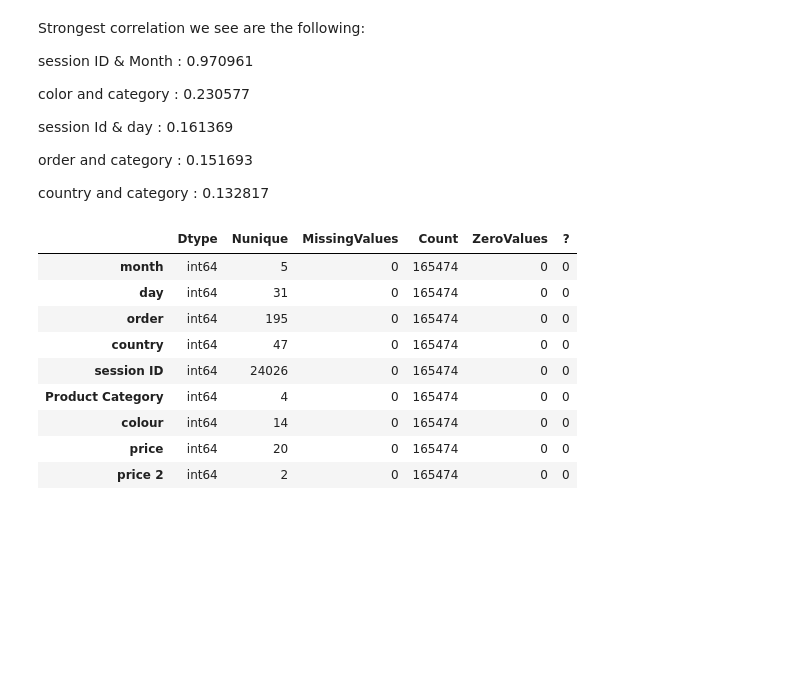
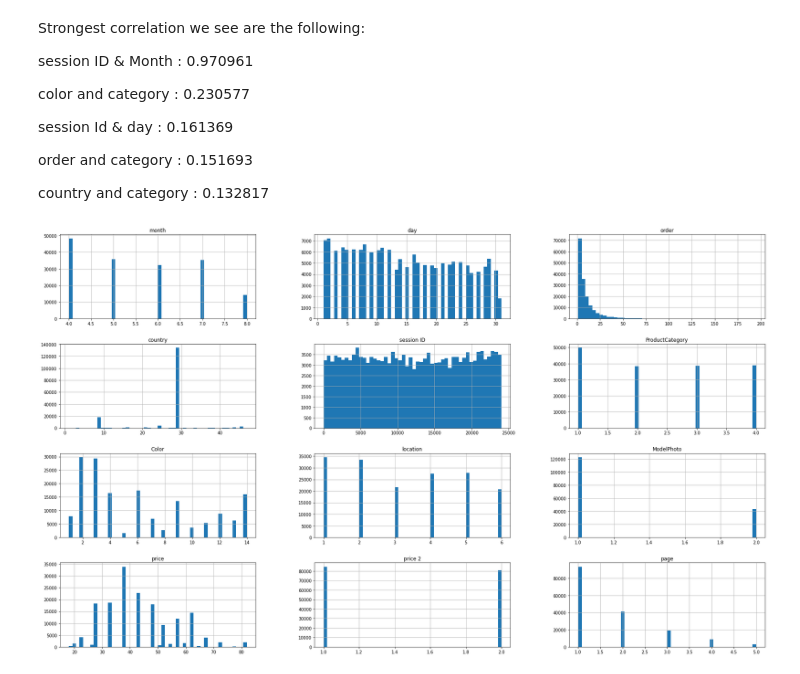
Before and after one commit to mpaydar/381_GroupProject, a Jupyter notebook: 381_groupProject.ipynb, the cells around one changed output. Drawn from its saved outputs; the diff is of its cells as text; code cells hidden in the pictures; blank space fills up the shorter version.

```diff
--- a/381_groupProject.ipynb
+++ b/381_groupProject.ipynb
@@ -191,34 +266,8 @@ session Id & day : 0.161369
 order and category : 0.151693
 
 country and category : 0.132817
-# %%
-#Identify the Data Types
-df_info = pd.DataFrame(dataframe.dtypes,columns=['Dtype'])
-
-#Identify the unique values
-df_info['Nunique'] = dataframe.nunique()
-
-#check missing values for each column
-df_info['MissingValues']=dataframe.isnull().sum()
-
-# Identify the count for each variable
-df_info['Count']=dataframe.count()
-
-# Identify the zero values for each variable
-df_info['ZeroValues']=(dataframe==0).sum()
-
-# how many '?' values
-df_info['?']=(dataframe=='?').sum()
-
-df_info
-# %% [output]
-|  | Dtype | Nunique | MissingValues | Count | ZeroValues | ? |
-| month | int64 | 5 | 0 | 165474 | 0 | 0 |
-| day | int64 | 31 | 0 | 165474 | 0 | 0 |
-| order | int64 | 195 | 0 | 165474 | 0 | 0 |
-| country | int64 | 47 | 0 | 165474 | 0 | 0 |
-| session ID | int64 | 24026 | 0 | 165474 | 0 | 0 |
-| Product Category | int64 | 4 | 0 | 165474 | 0 | 0 |
-| colour | int64 | 14 | 0 | 165474 | 0 | 0 |
-| price | int64 | 20 | 0 | 165474 | 0 | 0 |
-| price 2 | int64 | 2 | 0 | 165474 | 0 | 0 |
+# %%
+dataframe.hist(bins=50,figsize=(30,18))
+plt.show()
+# %% [output]
+[figure, added]
```
Also changed, not shown: parts of 15 cells of this notebook.
